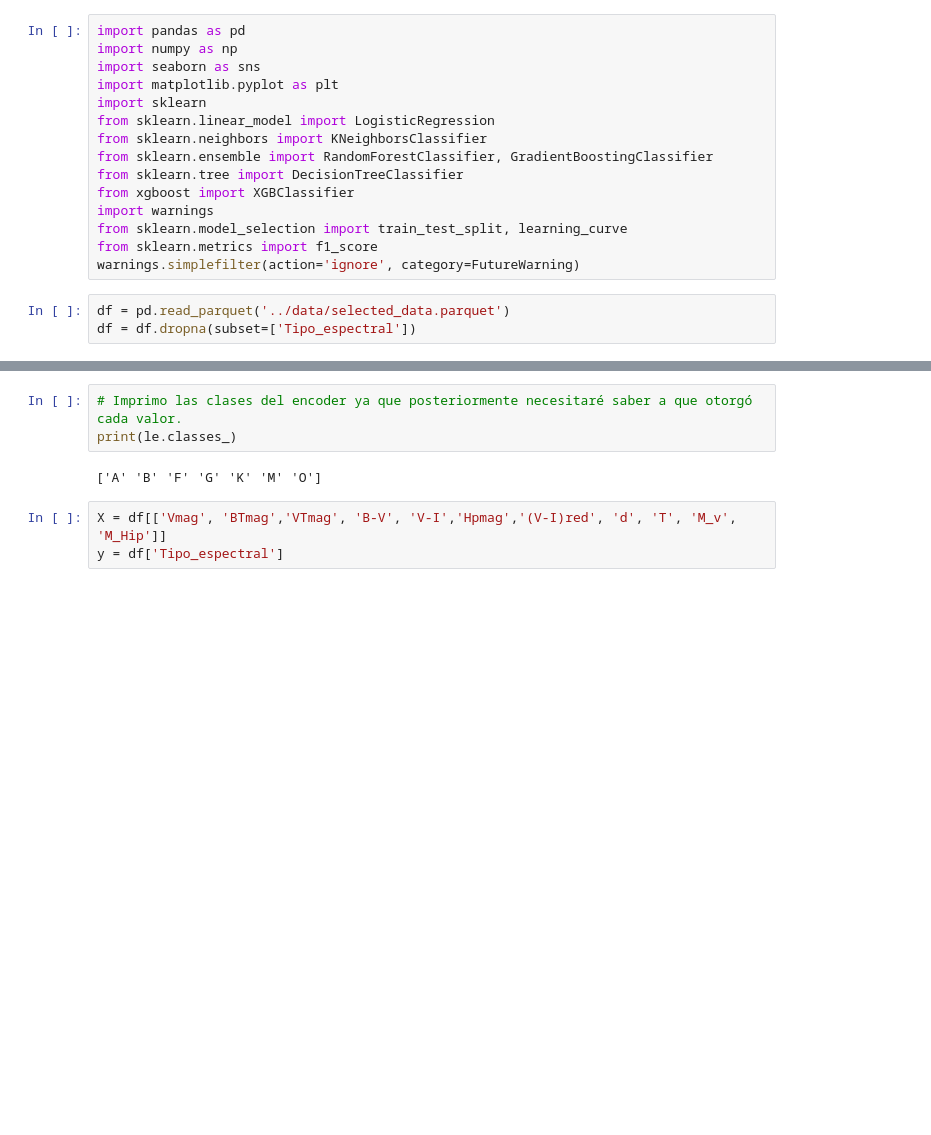
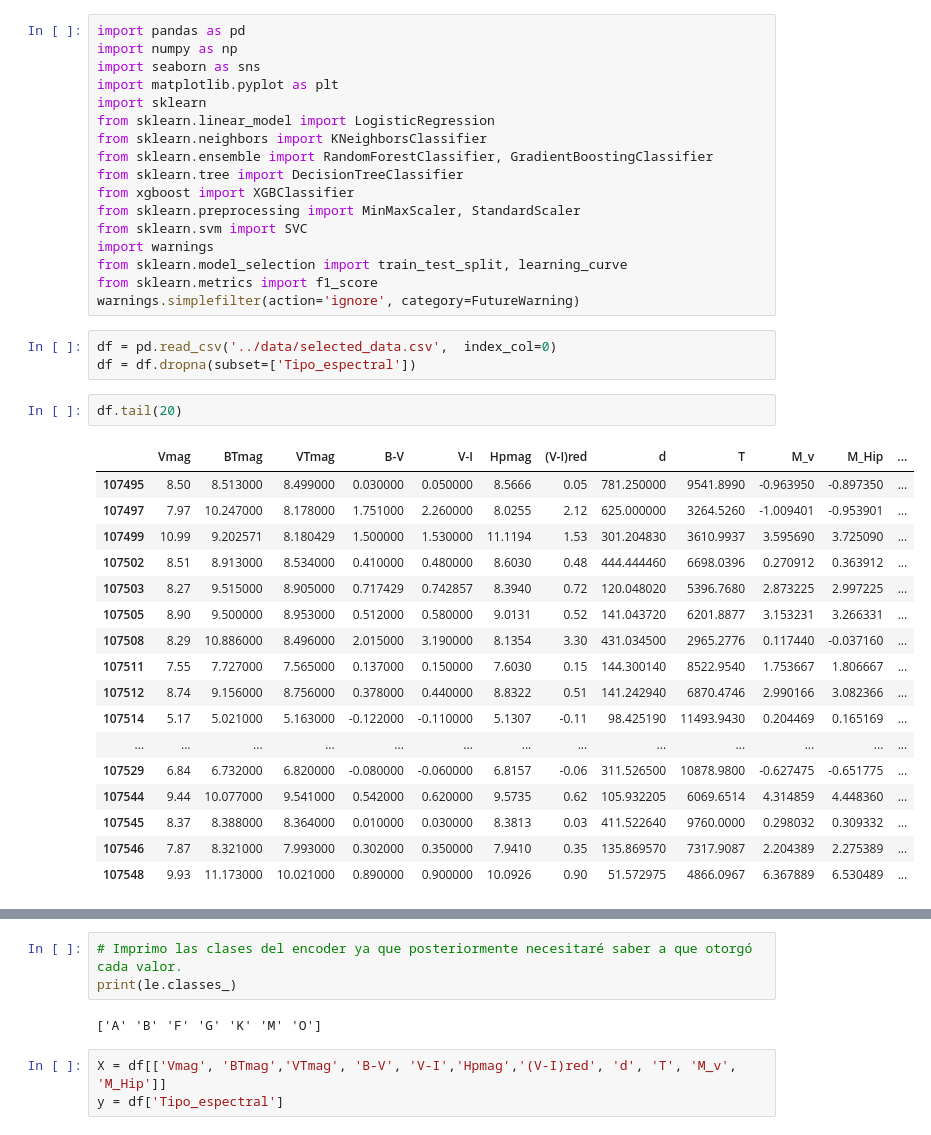
Before and after one commit to Vasallo94/Hipparcos, a Jupyter notebook: notebooks/ML_2.ipynb, the cells around one changed output, grey strips where cells are left out. Cells and saved outputs as stored; diff of their text form; blank space fills up the shorter version.

```diff
--- a/notebooks/ML_2.ipynb
+++ b/notebooks/ML_2.ipynb
@@ -9,10 +9,32 @@ from sklearn.neighbors import KNeighborsClassifier
 from sklearn.ensemble import RandomForestClassifier, GradientBoostingClassifier
 from sklearn.tree import DecisionTreeClassifier
 from xgboost import XGBClassifier
+from sklearn.preprocessing import MinMaxScaler, StandardScaler
+from sklearn.svm import SVC
 import warnings
 from sklearn.model_selection import train_test_split, learning_curve
 from sklearn.metrics import f1_score
 warnings.simplefilter(action='ignore', category=FutureWarning)
 # %%
-df = pd.read_parquet('../data/selected_data.parquet')
+df = pd.read_csv('../data/selected_data.csv',  index_col=0)
 df = df.dropna(subset=['Tipo_espectral'])
+# %%
+df.tail(20)
+# %% [output]
+|  | Vmag | BTmag | VTmag | B-V | V-I | Hpmag | (V-I)red | d | T | M_v | M_Hip | ... |
+| 107495 | 8.50 | 8.513000 | 8.499000 | 0.030000 | 0.050000 | 8.5666 | 0.05 | 781.250000 | 9541.8990 | -0.963950 | -0.897350 | ... |
+| 107497 | 7.97 | 10.247000 | 8.178000 | 1.751000 | 2.260000 | 8.0255 | 2.12 | 625.000000 | 3264.5260 | -1.009401 | -0.953901 | ... |
+| 107499 | 10.99 | 9.202571 | 8.180429 | 1.500000 | 1.530000 | 11.1194 | 1.53 | 301.204830 | 3610.9937 | 3.595690 | 3.725090 | ... |
+| 107502 | 8.51 | 8.913000 | 8.534000 | 0.410000 | 0.480000 | 8.6030 | 0.48 | 444.444460 | 6698.0396 | 0.270912 | 0.363912 | ... |
+| 107503 | 8.27 | 9.515000 | 8.905000 | 0.717429 | 0.742857 | 8.3940 | 0.72 | 120.048020 | 5396.7680 | 2.873225 | 2.997225 | ... |
+| 107505 | 8.90 | 9.500000 | 8.953000 | 0.512000 | 0.580000 | 9.0131 | 0.52 | 141.043720 | 6201.8877 | 3.153231 | 3.266331 | ... |
+| 107508 | 8.29 | 10.886000 | 8.496000 | 2.015000 | 3.190000 | 8.1354 | 3.30 | 431.034500 | 2965.2776 | 0.117440 | -0.037160 | ... |
+| 107511 | 7.55 | 7.727000 | 7.565000 | 0.137000 | 0.150000 | 7.6030 | 0.15 | 144.300140 | 8522.9540 | 1.753667 | 1.806667 | ... |
+| 107512 | 8.74 | 9.156000 | 8.756000 | 0.378000 | 0.440000 | 8.8322 | 0.51 | 141.242940 | 6870.4746 | 2.990166 | 3.082366 | ... |
+| 107514 | 5.17 | 5.021000 | 5.163000 | -0.122000 | -0.110000 | 5.1307 | -0.11 | 98.425190 | 11493.9430 | 0.204469 | 0.165169 | ... |
+| ... | ... | ... | ... | ... | ... | ... | ... | ... | ... | ... | ... | ... |
+| 107529 | 6.84 | 6.732000 | 6.820000 | -0.080000 | -0.060000 | 6.8157 | -0.06 | 311.526500 | 10878.9800 | -0.627475 | -0.651775 | ... |
+| 107544 | 9.44 | 10.077000 | 9.541000 | 0.542000 | 0.620000 | 9.5735 | 0.62 | 105.932205 | 6069.6514 | 4.314859 | 4.448360 | ... |
+| 107545 | 8.37 | 8.388000 | 8.364000 | 0.010000 | 0.030000 | 8.3813 | 0.03 | 411.522640 | 9760.0000 | 0.298032 | 0.309332 | ... |
+| 107546 | 7.87 | 8.321000 | 7.993000 | 0.302000 | 0.350000 | 7.9410 | 0.35 | 135.869570 | 7317.9087 | 2.204389 | 2.275389 | ... |
+| 107548 | 9.93 | 11.173000 | 10.021000 | 0.890000 | 0.900000 | 10.0926 | 0.90 | 51.572975 | 4866.0967 | 6.367889 | 6.530489 | ... |
```
Also changed, not shown: parts of 24 cells of this notebook, 12 other files.
